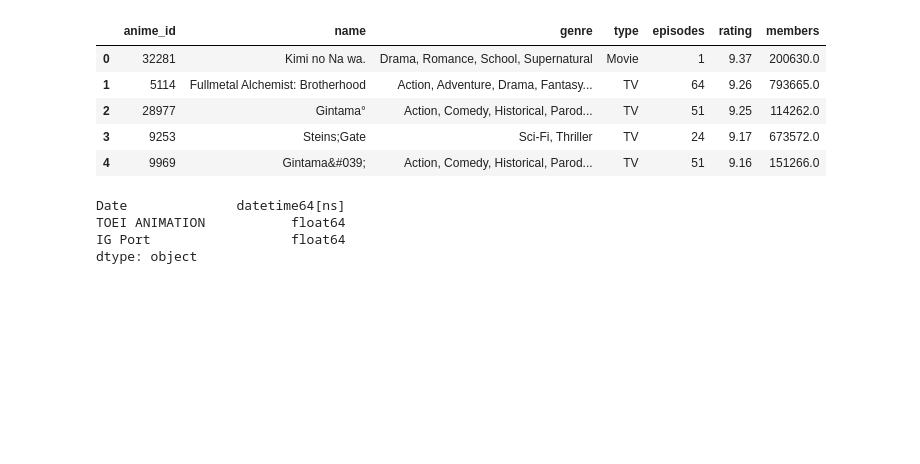
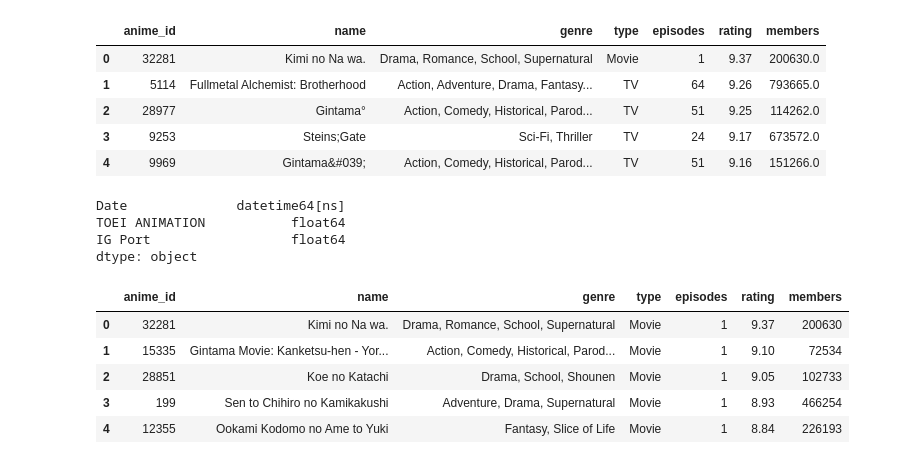
Before and after one commit to ikki02/Python, a Jupyter notebook: Pandas.ipynb, the cells around one changed output. Cells and saved outputs as stored; diff of their text form; code cells hidden in the pictures; blank space fills up the shorter version.

```diff
--- a/Pandas.ipynb
+++ b/Pandas.ipynb
@@ -218,3 +222,18 @@ dtype: object
 # 読み込み時の区切り文字を指定するキーワード引数:sep
 anime_tsv = os.path.join(base_url, 'anime.tsv')
 df = pd.read_csv(anime_csv, sep='\t')
+# %%
+# xlsxの読み込み
+# 読込むシートを指定する場合は、コメントアウト文参考。
+anime_xlsx = os.path.join(base_url, 'anime.xlsx')
+
+df = pd.read_excel(anime_xlsx)
+# df = pd.read_excel(anime_xlsx, sheetname='Movie')
+df.head()
+# %% [output]
+|  | anime_id | name | genre | type | episodes | rating | members |
+| 0 | 32281 | Kimi no Na wa. | Drama, Romance, School, Supernatural | Movie | 1 | 9.37 | 200630 |
+| 1 | 15335 | Gintama Movie: Kanketsu-hen - Yor... | Action, Comedy, Historical, Parod... | Movie | 1 | 9.10 | 72534 |
+| 2 | 28851 | Koe no Katachi | Drama, School, Shounen | Movie | 1 | 9.05 | 102733 |
+| 3 | 199 | Sen to Chihiro no Kamikakushi | Adventure, Drama, Supernatural | Movie | 1 | 8.93 | 466254 |
+| 4 | 12355 | Ookami Kodomo no Ame to Yuki | Fantasy, Slice of Life | Movie | 1 | 8.84 | 226193 |
```
Also changed, not shown: parts of 8 cells of this notebook.
